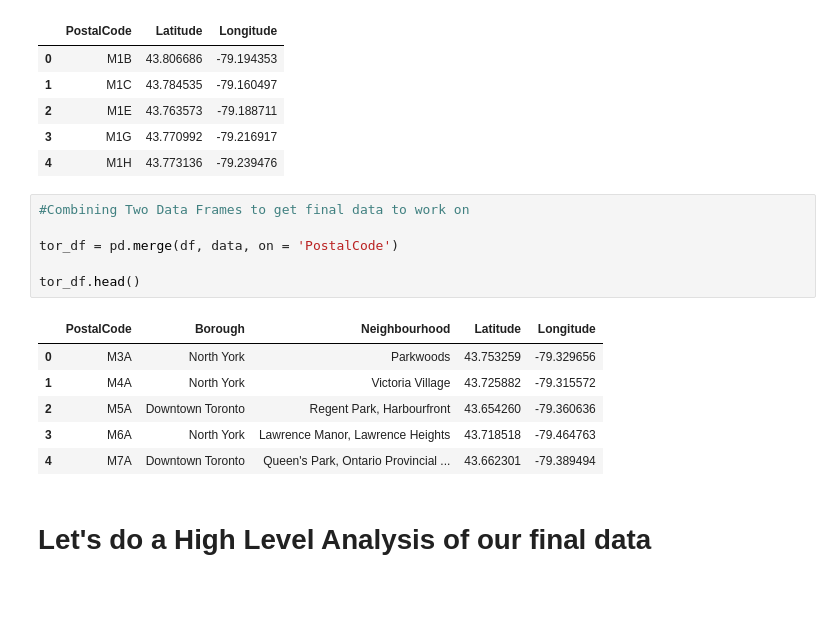
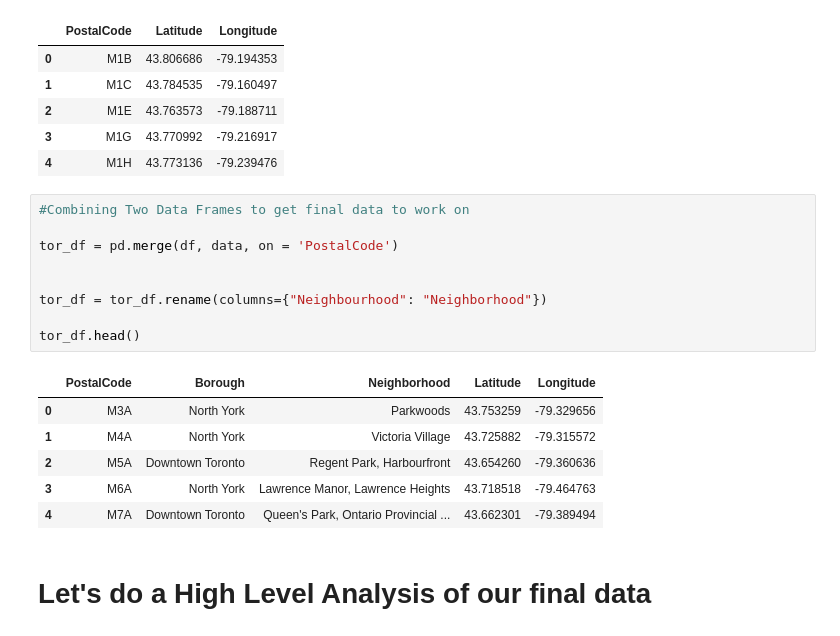
Before and after one commit to sanjeetmanchanda/Coursera_Capstone, a Jupyter notebook: Coursera_Capstone_notebook copy 1.ipynb, the cells around one changed output. Drawn from its saved outputs; the diff is of its cells as text; blank space fills up the shorter version.

```diff
--- a/Coursera_Capstone_notebook copy 1.ipynb
+++ b/Coursera_Capstone_notebook copy 1.ipynb
@@ -130,11 +130,14 @@ data.head()
 # %%
 #Combining Two Data Frames to get final data to work on
 
 tor_df = pd.merge(df, data, on = 'PostalCode')
 
+
+tor_df = tor_df.rename(columns={"Neighbourhood": "Neighborhood"})
+
 tor_df.head()
 # %% [output]
-|  | PostalCode | Borough | Neighbourhood | Latitude | Longitude |
+|  | PostalCode | Borough | Neighborhood | Latitude | Longitude |
 | 0 | M3A | North York | Parkwoods | 43.753259 | -79.329656 |
 | 1 | M4A | North York | Victoria Village | 43.725882 | -79.315572 |
 | 2 | M5A | Downtown Toronto | Regent Park, Harbourfront | 43.654260 | -79.360636 |
```
Also changed, not shown: parts of 39 cells of this notebook.
